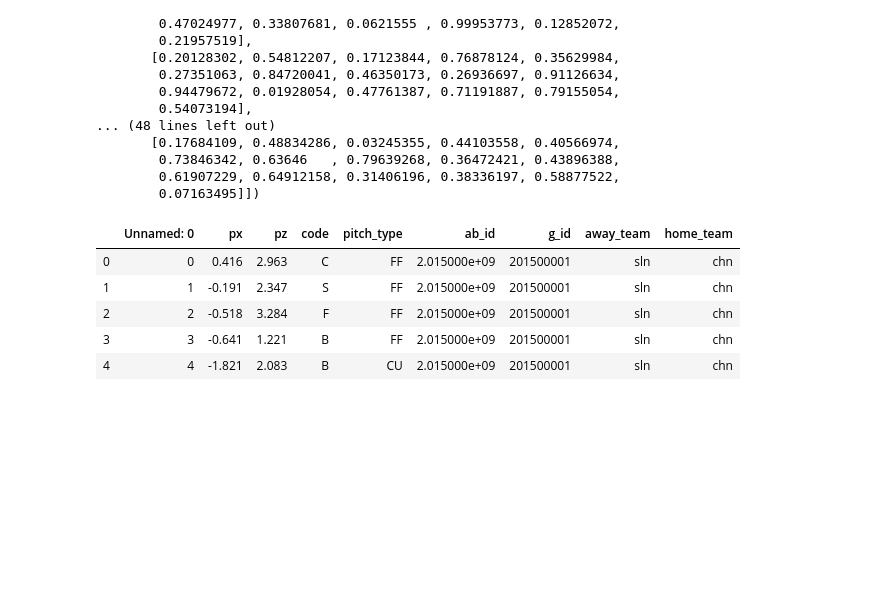
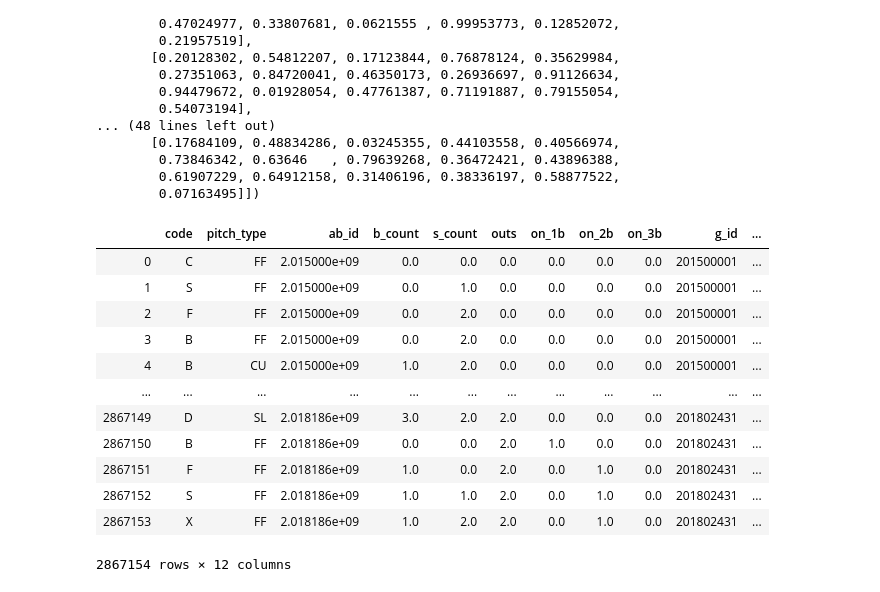
Before and after one commit to yowashi23/datathon-20, a Jupyter notebook: Model Making.ipynb, the cells around one changed output. Cells and saved outputs as stored; diff of their text form; code cells hidden in the pictures; blank space fills up the shorter version.

```diff
--- a/Model Making.ipynb
+++ b/Model Making.ipynb
@@ -73,19 +73,26 @@ from sklearn.metrics import confusion_matrix,accuracy_score
 pitches2 = pd.read_csv("../pitches.csv")
 atbats = pd.read_csv("../atbats.csv")
 games = pd.read_csv("../games.csv")
-pitches2 = pitches2.loc[:, ['px', 'pz', 'code', 'pitch_type', 'ab_id', 'b_count', 's_count', 'outs', 'on_1b', 'on_2b', 'on_3b']]
+pitches2 = pitches2.loc[:, ['code', 'pitch_type', 'ab_id', 'b_count', 's_count', 'outs', 'on_1b', 'on_2b', 'on_3b']]
 # %%
 atbats = atbats.loc[:, ['g_id', 'ab_id']]
 games = games.loc[:, ['away_team', 'g_id', 'home_team']]
 # %%
-pitches_atbats = pd.merge(pitches, atbats)
+pitches_atbats = pd.merge(pitches2, atbats)
 # %%
 all_data = pd.merge(pitches_atbats, games)
-all_data.head()
+all_data
 # %% [output]
-|  | Unnamed: 0 | px | pz | code | pitch_type | ab_id | g_id | away_team | home_team |
-| 0 | 0 | 0.416 | 2.963 | C | FF | 2.015000e+09 | 201500001 | sln | chn |
-| 1 | 1 | -0.191 | 2.347 | S | FF | 2.015000e+09 | 201500001 | sln | chn |
-| 2 | 2 | -0.518 | 3.284 | F | FF | 2.015000e+09 | 201500001 | sln | chn |
-| 3 | 3 | -0.641 | 1.221 | B | FF | 2.015000e+09 | 201500001 | sln | chn |
-| 4 | 4 | -1.821 | 2.083 | B | CU | 2.015000e+09 | 201500001 | sln | chn |
+|  | code | pitch_type | ab_id | b_count | s_count | outs | on_1b | on_2b | on_3b | g_id | ... |
+| 0 | C | FF | 2.015000e+09 | 0.0 | 0.0 | 0.0 | 0.0 | 0.0 | 0.0 | 201500001 | ... |
+| 1 | S | FF | 2.015000e+09 | 0.0 | 1.0 | 0.0 | 0.0 | 0.0 | 0.0 | 201500001 | ... |
+| 2 | F | FF | 2.015000e+09 | 0.0 | 2.0 | 0.0 | 0.0 | 0.0 | 0.0 | 201500001 | ... |
+| 3 | B | FF | 2.015000e+09 | 0.0 | 2.0 | 0.0 | 0.0 | 0.0 | 0.0 | 201500001 | ... |
+| 4 | B | CU | 2.015000e+09 | 1.0 | 2.0 | 0.0 | 0.0 | 0.0 | 0.0 | 201500001 | ... |
+| ... | ... | ... | ... | ... | ... | ... | ... | ... | ... | ... | ... |
+| 2867149 | D | SL | 2.018186e+09 | 3.0 | 2.0 | 2.0 | 0.0 | 0.0 | 0.0 | 201802431 | ... |
+| 2867150 | B | FF | 2.018186e+09 | 0.0 | 0.0 | 2.0 | 1.0 | 0.0 | 0.0 | 201802431 | ... |
+| 2867151 | F | FF | 2.018186e+09 | 1.0 | 0.0 | 2.0 | 0.0 | 1.0 | 0.0 | 201802431 | ... |
+| 2867152 | S | FF | 2.018186e+09 | 1.0 | 1.0 | 2.0 | 0.0 | 1.0 | 0.0 | 201802431 | ... |
+| 2867153 | X | FF | 2.018186e+09 | 1.0 | 2.0 | 2.0 | 0.0 | 1.0 | 0.0 | 201802431 | ... |
+2867154 rows × 12 columns
```
Also changed, not shown: parts of 3 cells of this notebook.
